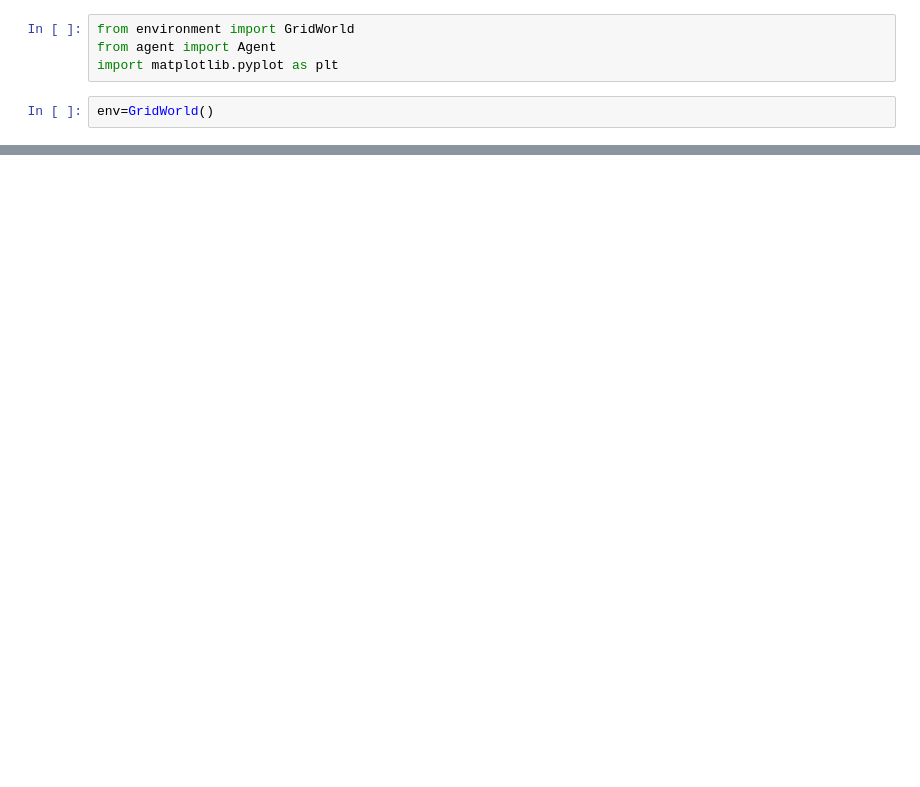
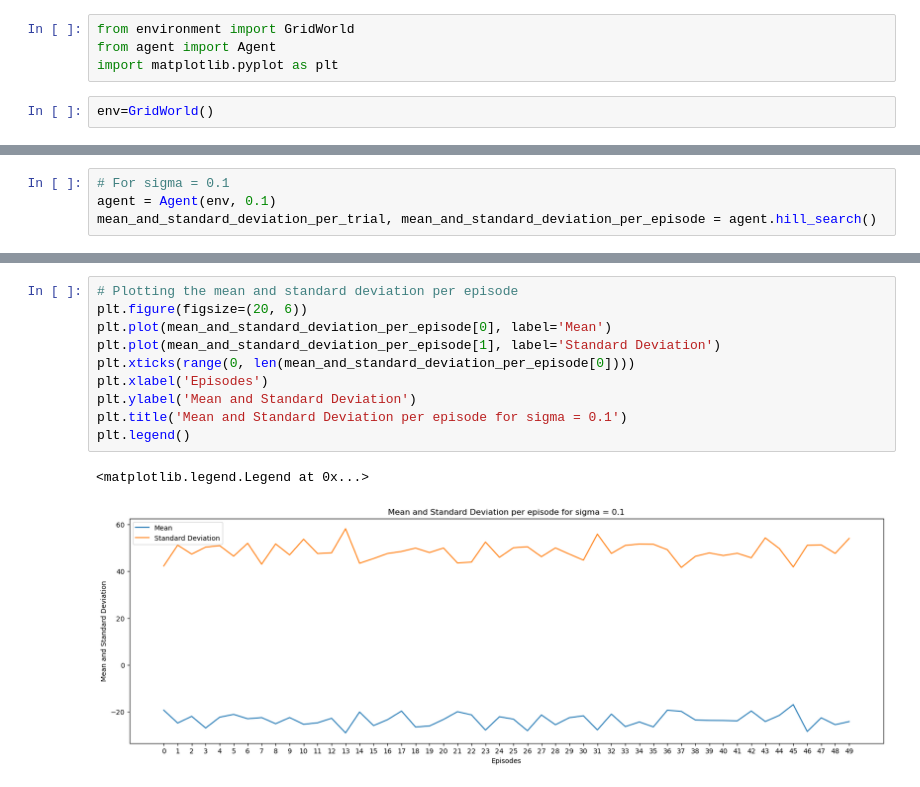
Before and after one commit to bose-sayan/grid-world, a Jupyter notebook: src/policy_gradient.ipynb, the cells around one changed output, grey strips where cells are left out. Drawn from its saved outputs; the diff is of its cells as text; blank space fills up the shorter version.

```diff
--- a/src/policy_gradient.ipynb
+++ b/src/policy_gradient.ipynb
@@ -160,0 +7,4 @@ plt.errorbar(
+# %%
+# For sigma = 0.1
+agent = Agent(env, 0.1)
+mean_and_standard_deviation_per_trial, mean_and_standard_deviation_per_episode = agent.hill_search()
@@ -160,0 +25,13 @@ plt.errorbar(
+# %%
+# Plotting the mean and standard deviation per episode
+plt.figure(figsize=(20, 6))
+plt.plot(mean_and_standard_deviation_per_episode[0], label='Mean')
+plt.plot(mean_and_standard_deviation_per_episode[1], label='Standard Deviation')
+plt.xticks(range(0, len(mean_and_standard_deviation_per_episode[0])))
+plt.xlabel('Episodes')
+plt.ylabel('Mean and Standard Deviation')
+plt.title('Mean and Standard Deviation per episode for sigma = 0.1')
+plt.legend()
+# %% [output]
+<matplotlib.legend.Legend at 0x...>
+[figure, added]
```
Also changed, not shown: parts of 42 cells of this notebook, 2 other files.
